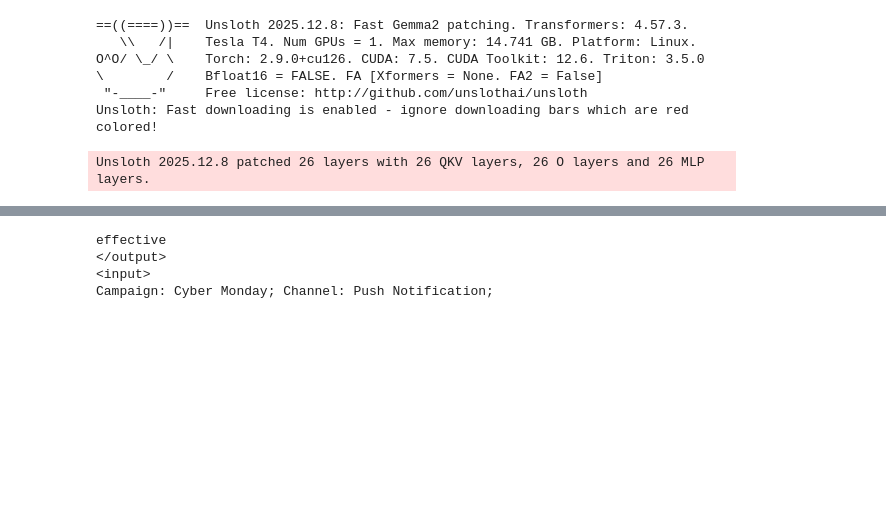
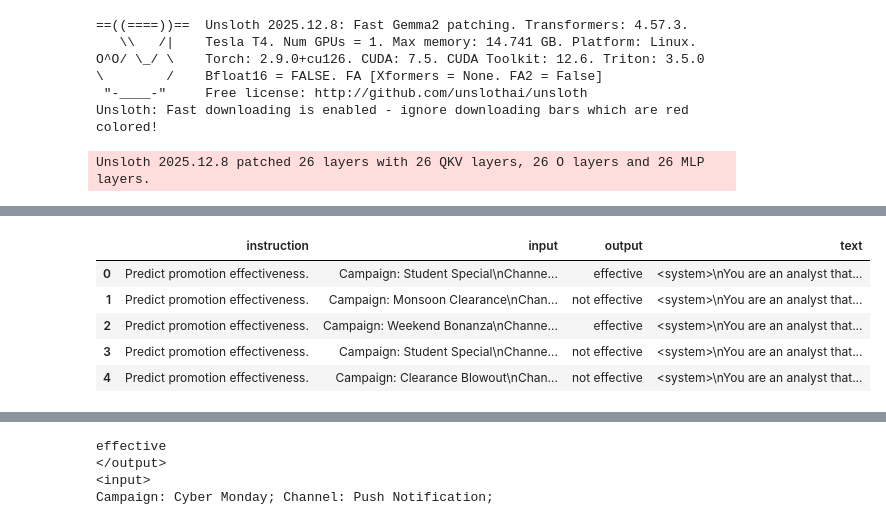
Before and after one commit to DataSavvyYT/experiments, a Jupyter notebook: 1_llm_finetune/1_finetuned_gemma_unsloth_w_o.ipynb, the cells around one changed output, grey strips where cells are left out. Cells and saved outputs as stored; diff of their text form; code cells hidden in the pictures; blank space fills up the shorter version.

```diff
--- a/1_llm_finetune/1_finetuned_gemma_unsloth_w_o.ipynb
+++ b/1_llm_finetune/1_finetuned_gemma_unsloth_w_o.ipynb
@@ -101,6 +162,15 @@ def map_fn(batch):
 
 train_ds = dataset["train"].map(lambda ex: {"text": format_example(ex)})
 eval_ds = dataset["validation"].map(lambda ex: {"text": format_example(ex)})
+# %%
+train_ds.to_pandas().head()
+# %% [output]
+|  | instruction | input | output | text |
+| 0 | Predict promotion effectiveness. | Campaign: Student Special\nChanne... | effective | <system>\nYou are an analyst that... |
+| 1 | Predict promotion effectiveness. | Campaign: Monsoon Clearance\nChan... | not effective | <system>\nYou are an analyst that... |
+| 2 | Predict promotion effectiveness. | Campaign: Weekend Bonanza\nChanne... | effective | <system>\nYou are an analyst that... |
+| 3 | Predict promotion effectiveness. | Campaign: Student Special\nChanne... | not effective | <system>\nYou are an analyst that... |
+| 4 | Predict promotion effectiveness. | Campaign: Clearance Blowout\nChan... | not effective | <system>\nYou are an analyst that... |
 # %%
 from trl import SFTTrainer
 from transformers import TrainingArguments
```
Also changed, not shown: parts of 5 cells of this notebook.
